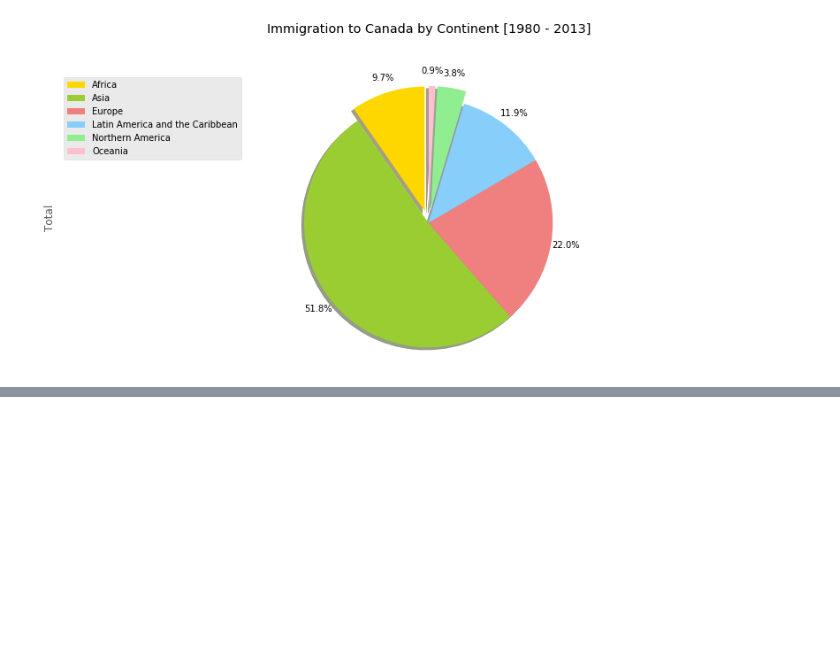
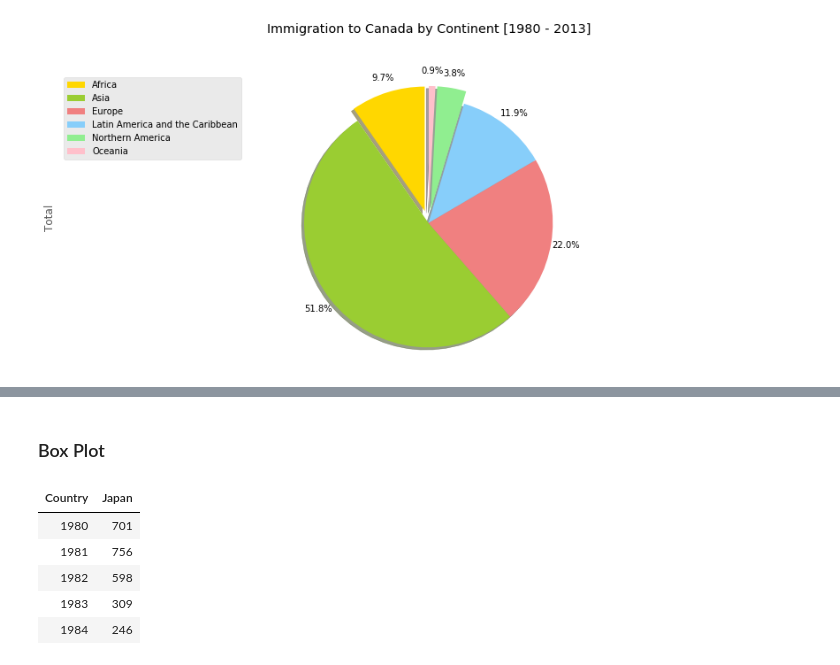
Before and after one commit to ghaffaru/immigration-data-analytics, a Jupyter notebook: plots/pie_box_scatter.ipynb, the cells around one changed output, grey strips where cells are left out. Saved outputs shown, nothing was run; the diff lists cells and outputs as text; code cells hidden in the pictures; blank space fills up the shorter version.

```diff
--- a/plots/pie_box_scatter.ipynb
+++ b/plots/pie_box_scatter.ipynb
@@ -83,0 +93,13 @@ plt.show()
+# %% [markdown]
+### Box Plot
+# %%
+# plot japanese immigrants between 1980 - 2013
+df_japan = df_can.loc[['Japan'], years].transpose()
+df_japan.head()
+# %% [output]
+| Country | Japan |
+| 1980 | 701 |
+| 1981 | 756 |
+| 1982 | 598 |
+| 1983 | 309 |
+| 1984 | 246 |
```
Also changed, not shown: parts of 2 cells of this notebook.
